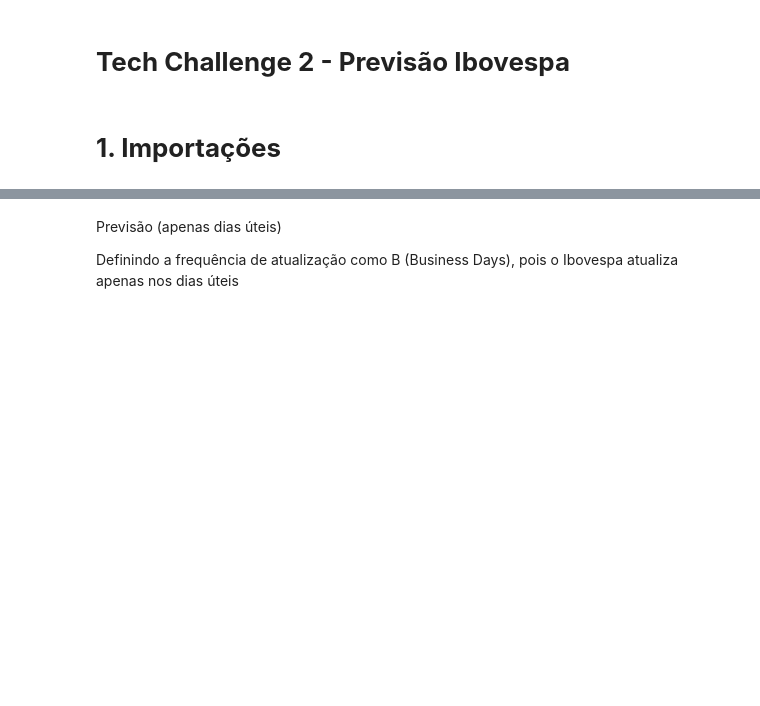
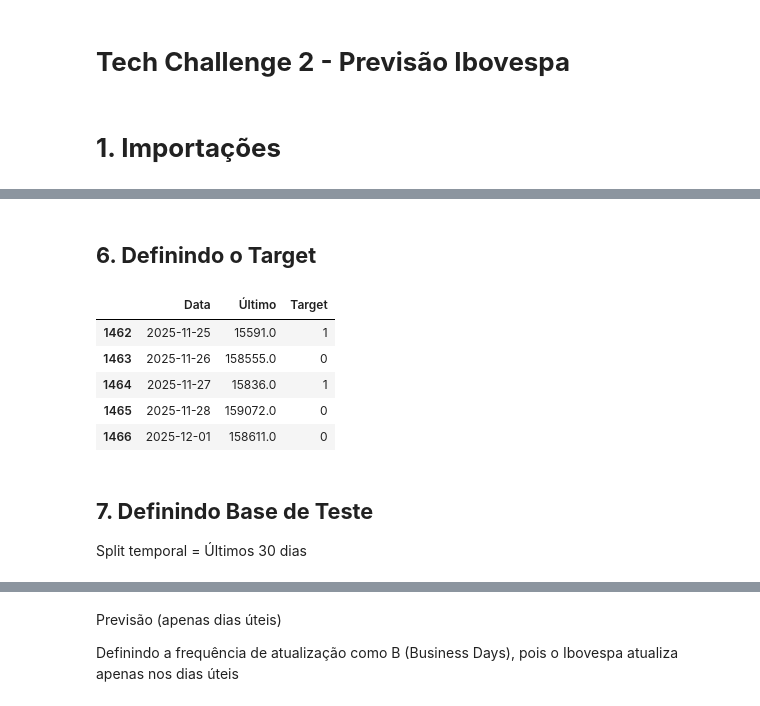
Before and after one commit to pedrolucena-data/tech_challenge_2, a Jupyter notebook: previsao_ibovespa.ipynb, the cells around one changed output, grey strips where cells are left out. Drawn from its saved outputs; the diff is of its cells as text; code cells hidden in the pictures; blank space fills up the shorter version.

```diff
--- a/previsao_ibovespa.ipynb
+++ b/previsao_ibovespa.ipynb
@@ -71,12 +4,0 @@ df["ds"] = pd.to_datetime(
-# %%
-# Colunas numéricas
-price_cols = ["close", "open", "high", "low"]
-
-for col in price_cols:
-    df[col] = (
-        df[col]
-        .astype(str)
-        .str.replace(".", "", regex=False)
-        .str.replace(",", ".", regex=False)
-        .astype(float)
-    )
@@ -191,0 +120,34 @@ model.fit(train)
+# %%
+# Retorno diário
+df['Retorno_1'] = df['Último'].pct_change()
+
+# Lags
+df['Lag_1'] = df['Último'].shift(1)
+
+# Médias móveis
+df['Media_5'] = df['Último'].rolling(5).mean()
+df['Media_10'] = df['Último'].rolling(10).mean()
+
+# Volatilidade
+df['Vol_5'] = df['Retorno_1'].rolling(5).std()
+# %% [markdown]
+## **6. Definindo o Target**
+# %%
+# Target: sobe (1) ou cai (0) no dia seguinte
+df['Target'] = (df['Último'].shift(-1) > df['Último']).astype(int)
+
+# Remover NaNs
+df = df.dropna().reset_index(drop=True)
+
+df[['Data','Último','Target']].tail()
+# %% [output]
+|  | Data | Último | Target |
+| 1462 | 2025-11-25 | 15591.0 | 1 |
+| 1463 | 2025-11-26 | 158555.0 | 0 |
+| 1464 | 2025-11-27 | 15836.0 | 1 |
+| 1465 | 2025-11-28 | 159072.0 | 0 |
+| 1466 | 2025-12-01 | 158611.0 | 0 |
+# %% [markdown]
+## **7. Definindo Base de Teste**
+
+Split temporal = Últimos 30 dias
```
Also changed, not shown: parts of 46 cells of this notebook, 2 other files.
